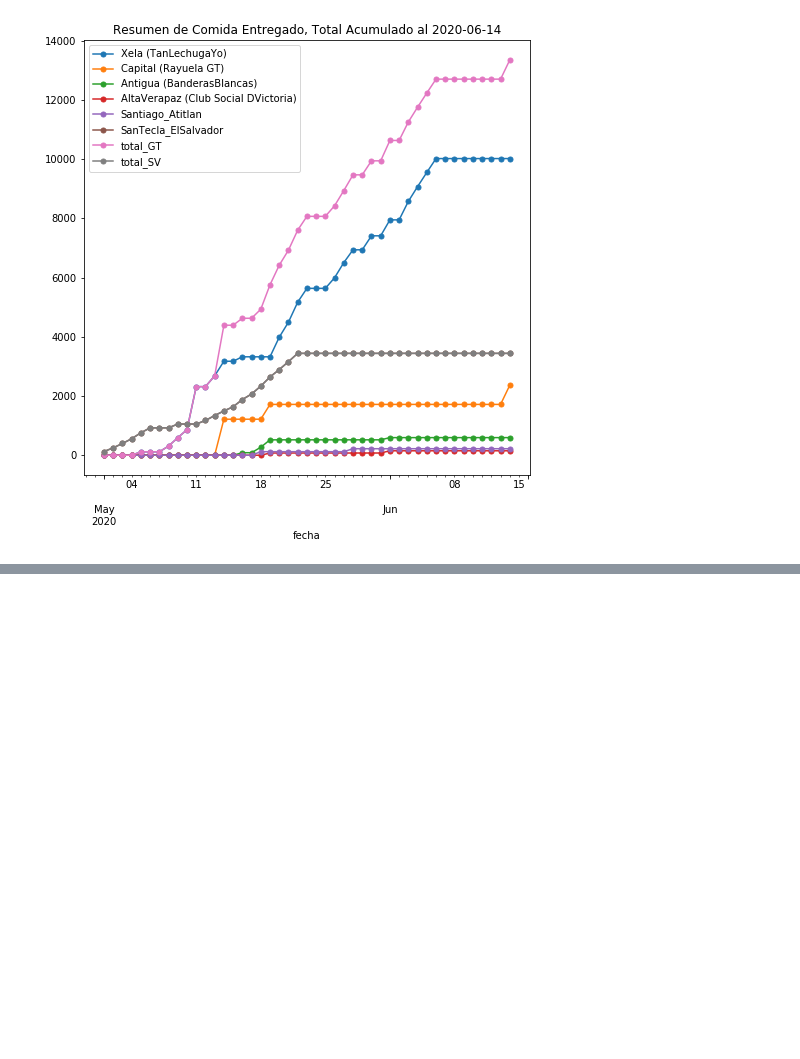
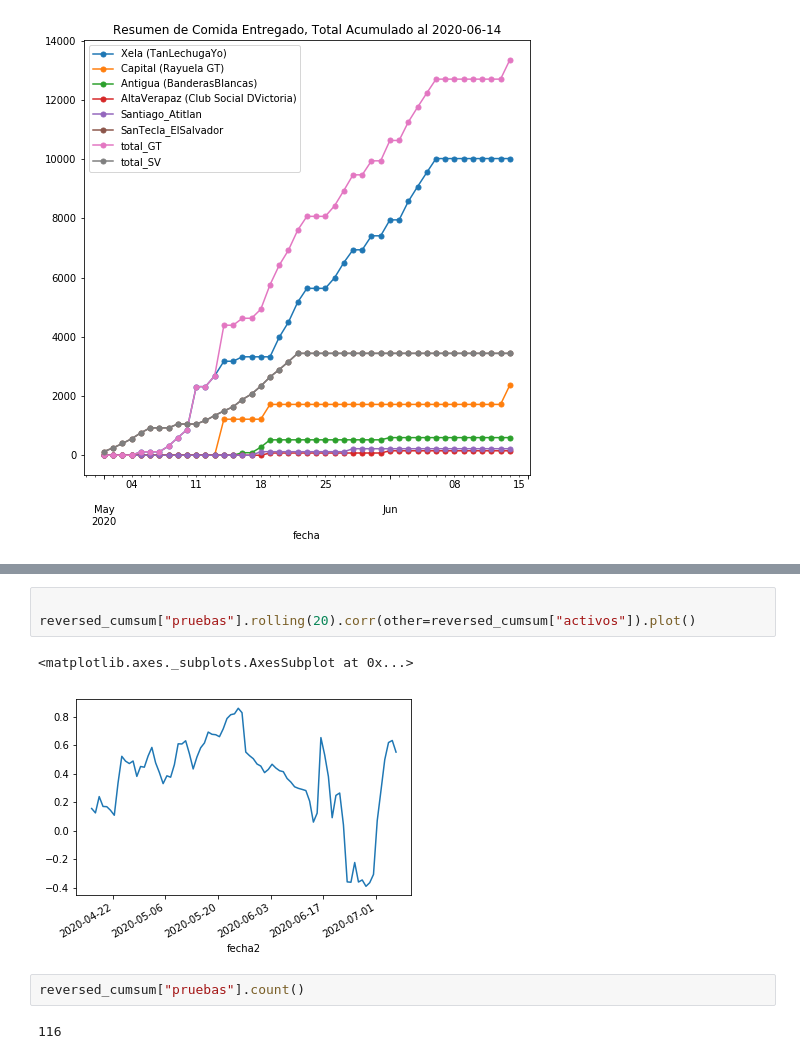
Before and after one commit to ncovgt2020/ncovgt2020, a Jupyter notebook: scripts/analisis_basico_casos.ipynb, the cells around one changed output, grey strips where cells are left out. Drawn from its saved outputs; the diff is of its cells as text; blank space fills up the shorter version.

```diff
--- a/scripts/analisis_basico_casos.ipynb
+++ b/scripts/analisis_basico_casos.ipynb
@@ -168,0 +169,10 @@ pruebas         0.815775     0.607779    0.716782  0.765106  1.000000
+# %%
+
+reversed_cumsum["pruebas"].rolling(20).corr(other=reversed_cumsum["activos"]).plot()
+# %% [output]
+<matplotlib.axes._subplots.AxesSubplot at 0x...>
+[figure, added]
+# %%
+reversed_cumsum["pruebas"].count()
+# %% [output]
+116
```
Also changed, not shown: parts of 9 cells of this notebook, 10 other files.
